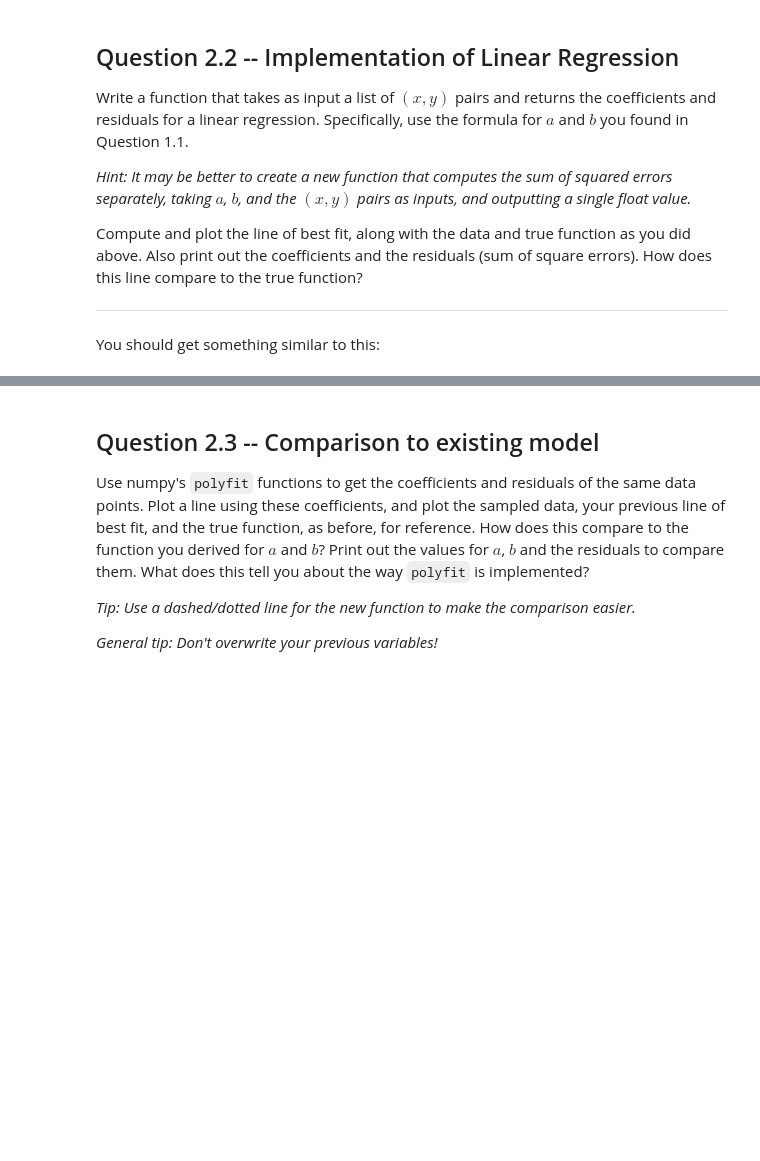
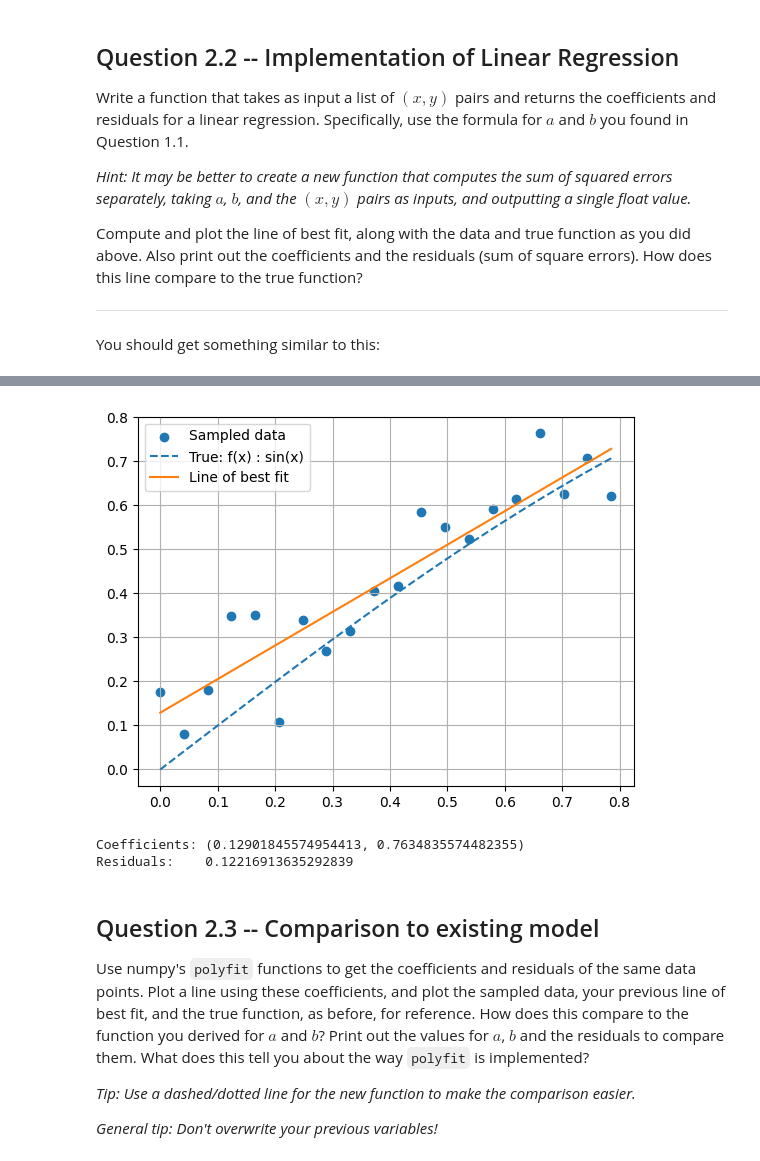
Before and after one commit to annadelpozo/MDL-Turing, a Jupyter notebook: TMDL_2024_25_Assignment_1,_Qs_only.ipynb, the cells around one changed output, grey strips where cells are left out. Cells and saved outputs as stored; diff of their text form; code cells hidden in the pictures; blank space fills up the shorter version.

```diff
--- a/TMDL_2024_25_Assignment_1,_Qs_only.ipynb
+++ b/TMDL_2024_25_Assignment_1,_Qs_only.ipynb
@@ -111,31 +112,38 @@ You should get something similar to this:
 # %% [markdown]
 ![image.png](embedded-picture-1)
 # %%
+[]
 def compute_sos(y_true, y_pred):
-    # TODO: your code here
+    sos = np.sum((y_true - y_pred)**2)
     return sos
 
 def lin_reg(xs, ys):
-    # TODO: your code here
+    n = len(xs)
+    b = np.sum((xs-np.mean(xs))*(ys-np.mean(ys)))/np.sum((xs-np.mean(xs))**2)
+    a = np.sum(ys-b*xs)/n
+    res = compute_sos(ys, a + b*xs)
     return a, b, res
 
 # TODO: generate line of best fit
-a, b, res = lin_reg(...)
+a, b, res = lin_reg(x,y)
 y_best = b*x+a
 
-
 # TODO: plot line of best fit, data, etc
-plt.scatter(...)
-plt.plot(...)
-plt.plot(...)
+plt.scatter(x,y, label = "Sampled data")
+plt.plot(x_pure, y_pure,linestyle = "dashed", label = "True: f(x) : sin(x)")
+plt.plot(x, y_best, label = "Line of best fit")
 
 # make it pretty
 plt.grid()
 plt.legend()
 plt.show()
 
 print("Coefficients:", (a, b))
 print("Residuals:   ", res)
+# %% [output]
+[figure, added]
+Coefficients: (0.12901845574954413, 0.7634835574482355)
+Residuals:    0.12216913635292839
 # %% [markdown]
 ## Question 2.3 -- Comparison to existing model
 
```
Also changed, not shown: parts of 11 cells of this notebook.
